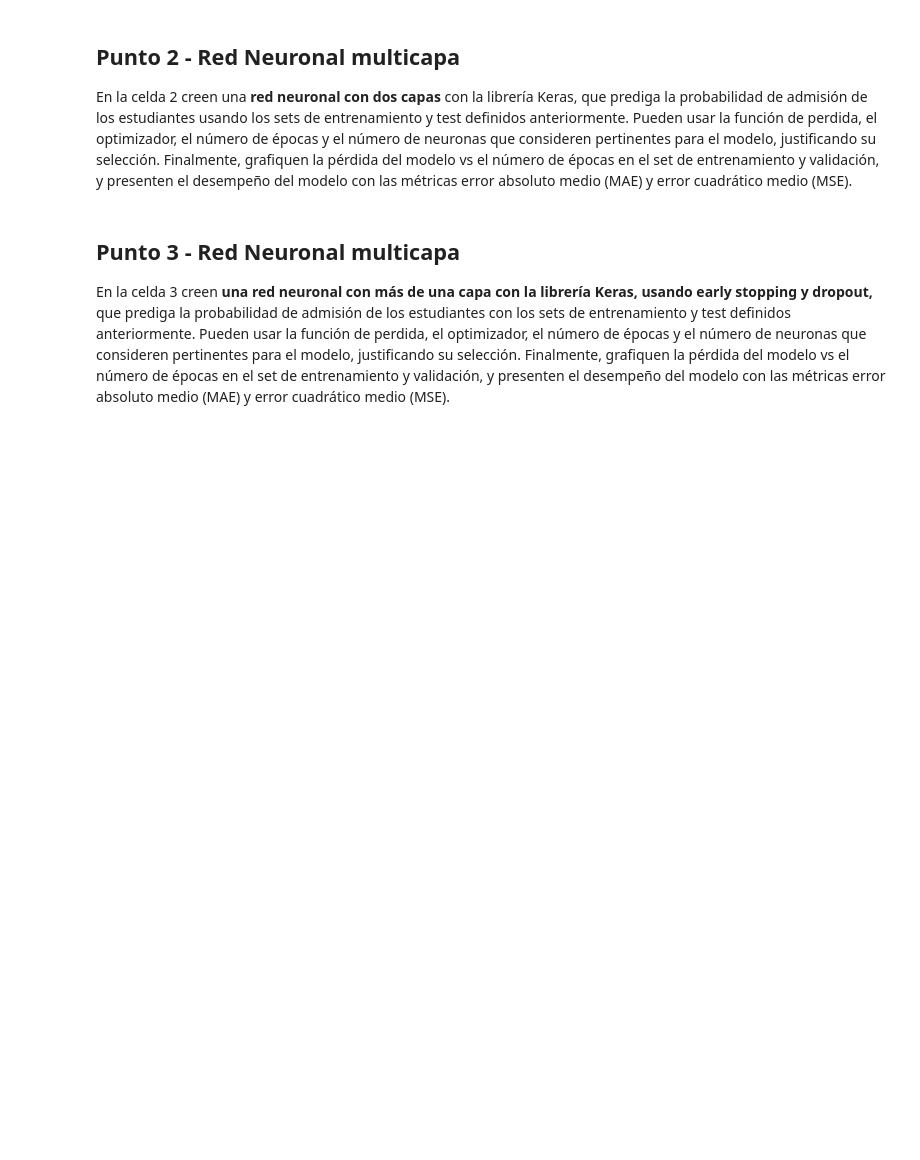
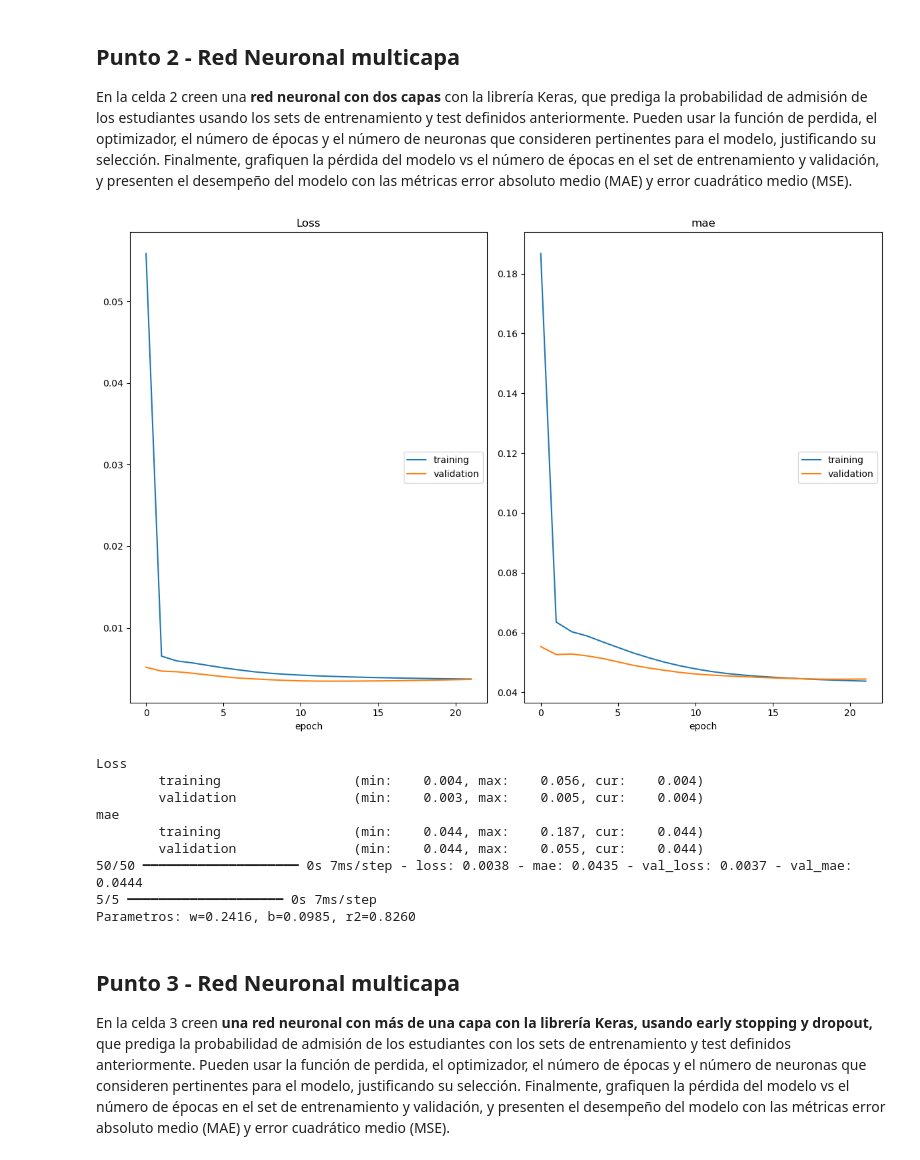
Before and after one commit to anfisbena/MIAD_NLP_2024, a Jupyter notebook: Semana 6/S6TC1-Redes_Neuronales.ipynb, the cells around one changed output. Cells and saved outputs as stored; diff of their text form; code cells hidden in the pictures; blank space fills up the shorter version.

```diff
--- a/Semana 6/S6TC1-Redes_Neuronales.ipynb
+++ b/Semana 6/S6TC1-Redes_Neuronales.ipynb
@@ -100,3 +119,37 @@ En la celda 2 creen una **red neuronal con dos capas** con la librería Keras, q
+# %%
+# Celda 2
+K.clear_session()
+np.random.seed(42)
+keras.utils.set_random_seed(42)
+
+adam=optimizers.Adam( learning_rate=0.005)
+model = Sequential()
+model.add(Dense(100,input_shape=(input,)))
+model.add(Dense(10,activation='sigmoid'))
+model.add(Dense(output, activation='sigmoid'))
+model.compile(optimizer=adam, loss='mse', metrics=['mae'])
+print(model.summary())
+model.fit(xTrain, yTrain,
+          verbose=1,
+          epochs=22,
+          batch_size=input,
+          validation_data=(xTest, yTest),
+          callbacks=[PlotLossesKeras()])
+
+capas=model.layers[0]
+w,b=capas.get_weights()
+print('Parametros: w={:.4f}, b={:.4f}, r2={:.4f}'.format(w[0][0],b[0],r2_score(yTest, model.predict(xTest))))
+# %% [output]
+[figure, added]
+Loss
+        training                 (min:    0.004, max:    0.056, cur:    0.004)
+        validation               (min:    0.003, max:    0.005, cur:    0.004)
+mae
+        training                 (min:    0.044, max:    0.187, cur:    0.044)
+        validation               (min:    0.044, max:    0.055, cur:    0.044)
+50/50 ━━━━━━━━━━━━━━━━━━━━ 0s 7ms/step - loss: 0.0038 - mae: 0.0435 - val_loss: 0.0037 - val_mae: 0.0444
+5/5 ━━━━━━━━━━━━━━━━━━━━ 0s 7ms/step
+Parametros: w=0.2416, b=0.0985, r2=0.8260
 # %% [markdown]
 ## Punto 3  - Red Neuronal multicapa
 
```
Also changed, not shown: parts of 10 cells of this notebook.
